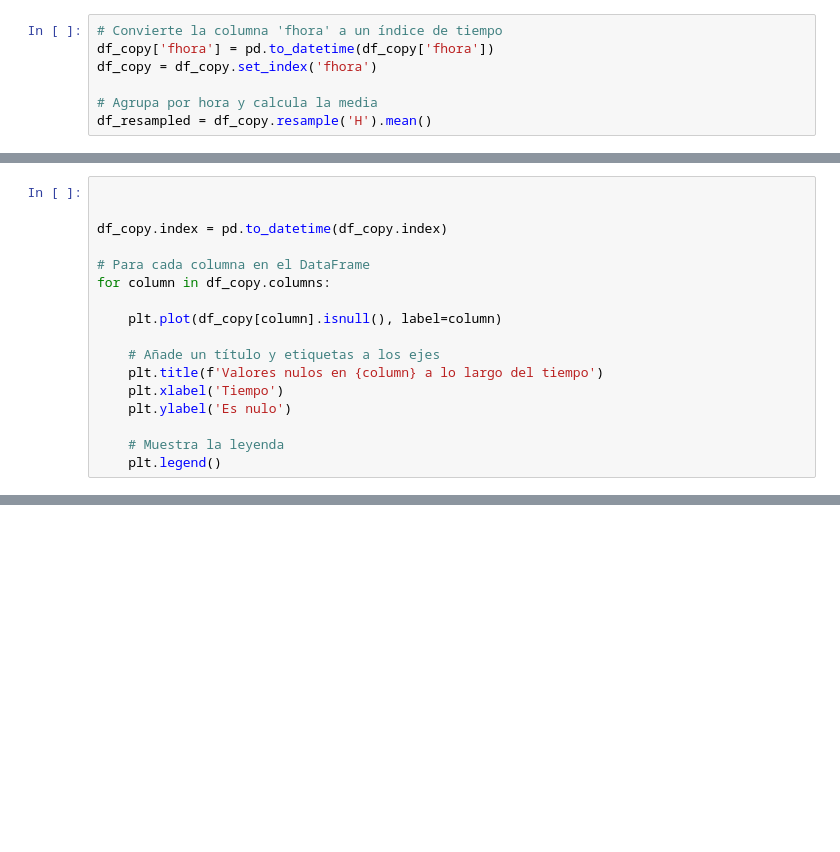
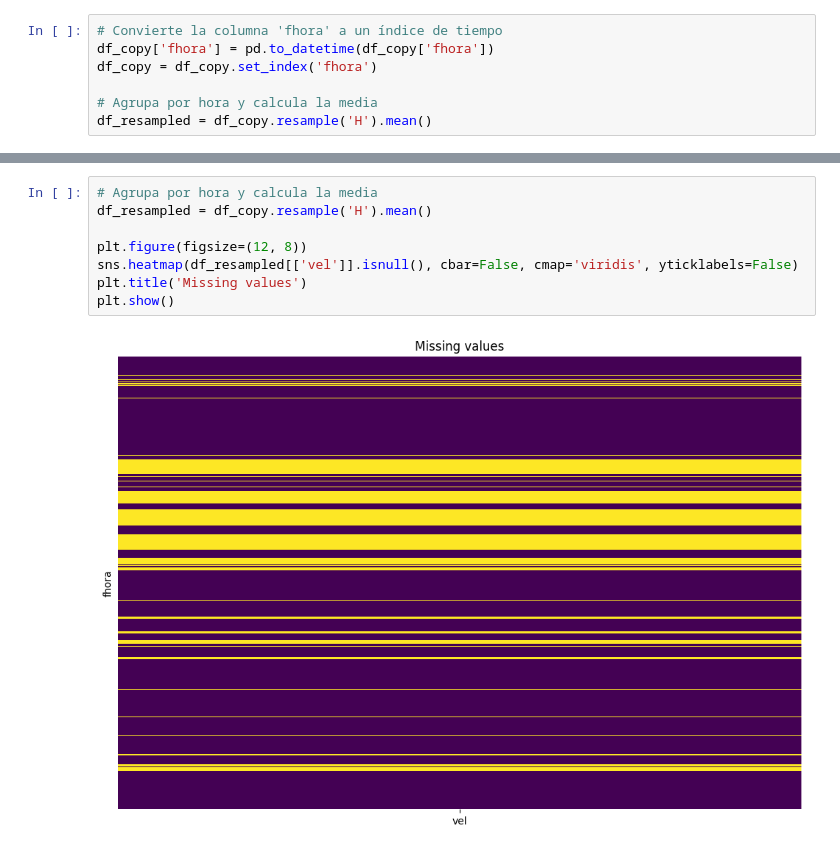
Before and after one commit to fjzamora93/AemetAntartida, a Jupyter notebook: process_csv.ipynb, the cells around one changed output, grey strips where cells are left out. Cells and saved outputs as stored; diff of their text form; blank space fills up the shorter version.

```diff
--- a/process_csv.ipynb
+++ b/process_csv.ipynb
@@ -66,17 +86,0 @@ plt.show()
-# %%
-
-
-df_copy.index = pd.to_datetime(df_copy.index)
-
-# Para cada columna en el DataFrame
-for column in df_copy.columns:
-
-    plt.plot(df_copy[column].isnull(), label=column)
-
-    # Añade un título y etiquetas a los ejes
-    plt.title(f'Valores nulos en {column} a lo largo del tiempo')
-    plt.xlabel('Tiempo')
-    plt.ylabel('Es nulo')
-
-    # Muestra la leyenda
-    plt.legend()
@@ -97,0 +95,10 @@ for column in df_copy.columns:
+# %%
+# Agrupa por hora y calcula la media
+df_resampled = df_copy.resample('H').mean()
+
+plt.figure(figsize=(12, 8))
+sns.heatmap(df_resampled[['vel']].isnull(), cbar=False, cmap='viridis', yticklabels=False)
+plt.title('Missing values')
+plt.show()
+# %% [output]
+[figure, added]
```
Also changed, not shown: parts of 17 cells of this notebook, 6 other files.
